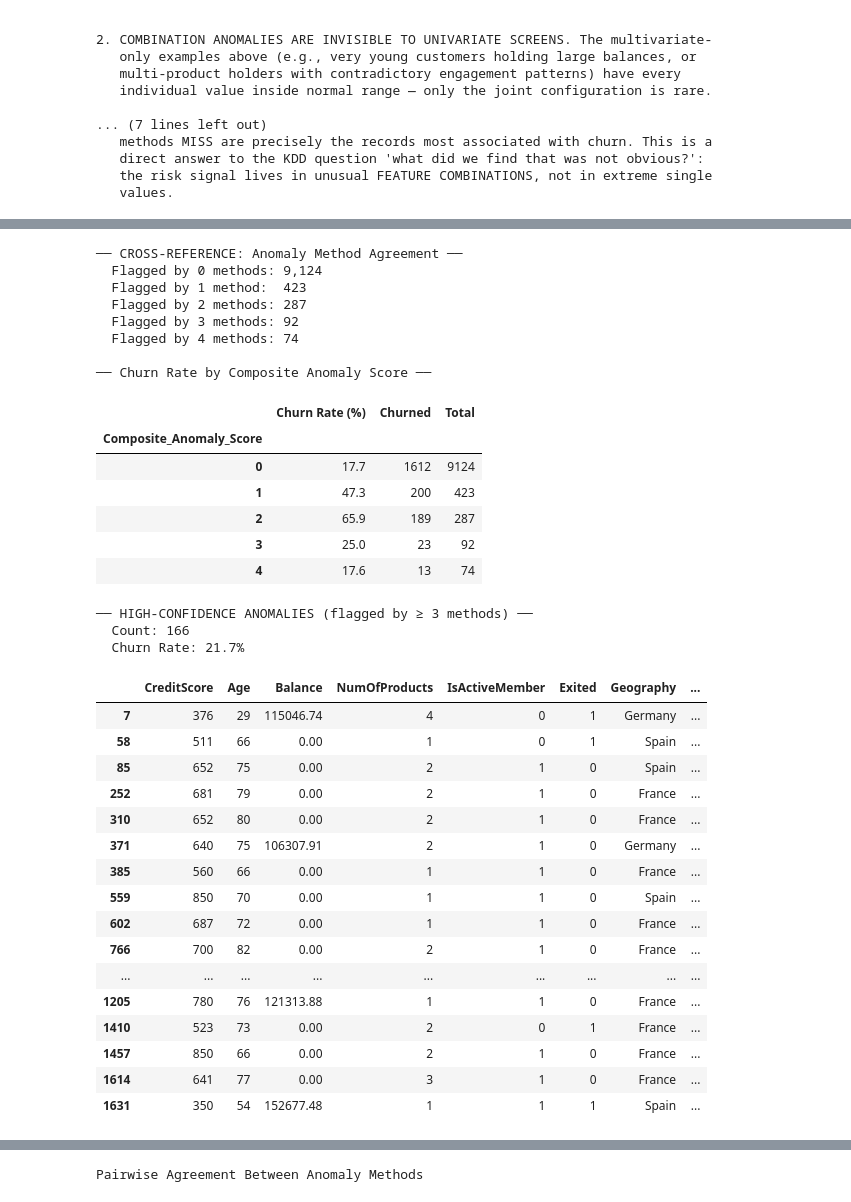
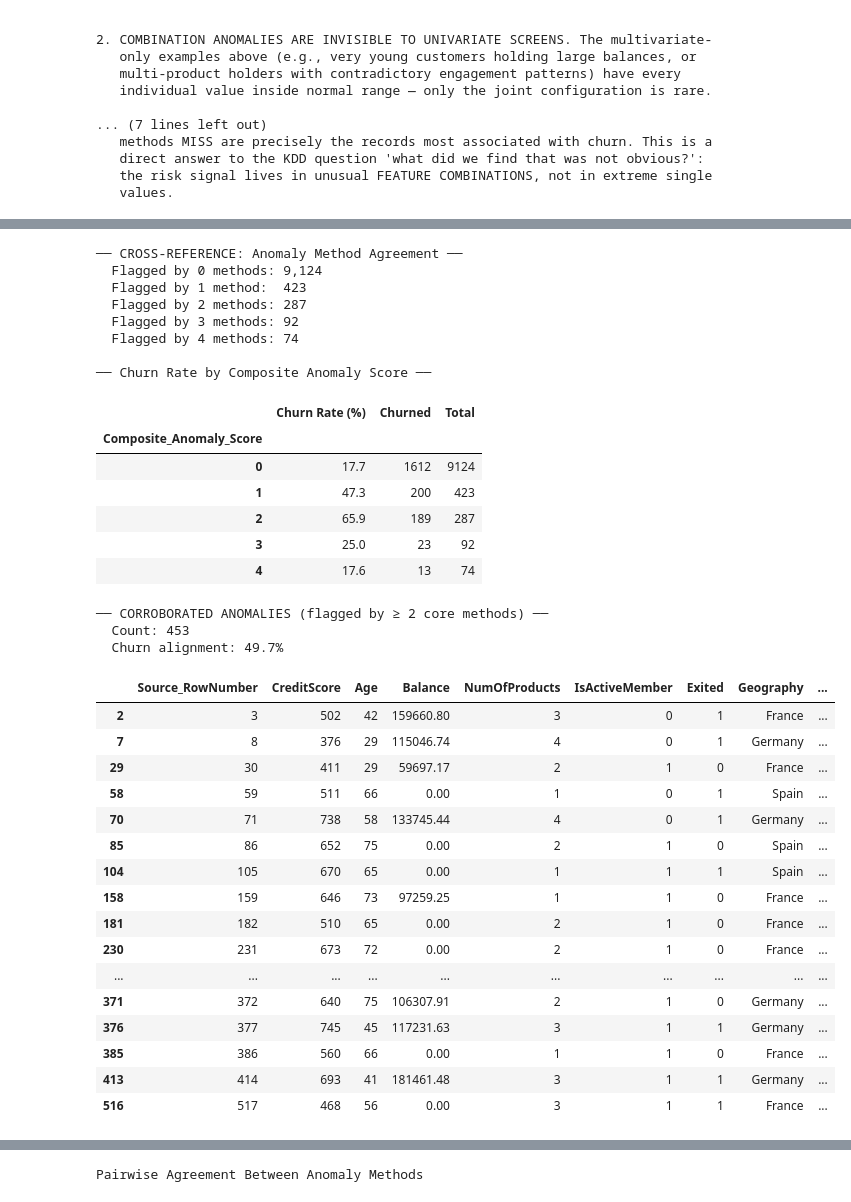
Before and after one commit to Kelompok4-PPTI20/data-mining, a Jupyter notebook: notebooks/phase4_anomaly_detection.ipynb, the cells around one changed output, grey strips where cells are left out. Saved outputs shown, nothing was run; the diff lists cells and outputs as text; code cells hidden in the pictures.

```diff
--- a/notebooks/phase4_anomaly_detection.ipynb
+++ b/notebooks/phase4_anomaly_detection.ipynb
@@ -27,7 +30,7 @@ from mlxtend.frequent_patterns import apriori, association_rules
 from mlxtend.preprocessing import TransactionEncoder
 from sklearn.ensemble import IsolationForest
 from scipy import stats
-from IPython.display import display
+from IPython.display import display, Markdown
 
 warnings.filterwarnings('ignore')
 
@@ -43,7 +46,7 @@ PROJECT_ROOT = next(
         for candidate in (Path.cwd(), *Path.cwd().parents)
         if (
             (candidate / 'src' / '_pipeline_utils.py').is_file()
-            and (candidate / 'notebooks' / 'notebook.ipynb').is_file()
+            and (candidate / 'data' / 'raw' / 'churn.csv').is_file()
         )
     ),
     None,
@@ -52,6 +55,10 @@ if PROJECT_ROOT is None:
     raise RuntimeError(
         'Open this notebook from inside the Project_DATAMINING repository.'
     )
+
+if str(PROJECT_ROOT) not in sys.path:
+    sys.path.insert(0, str(PROJECT_ROOT))
+from src._pipeline_utils import upsert_evaluation_metrics
 
 PROCESSED_DIR = PROJECT_ROOT / 'data' / 'processed'
 OUTPUTS_DIR = PROJECT_ROOT / 'outputs'
@@ -140,7 +147,11 @@ print(
 # %%
 # ── IQR Outlier Detection ─────────────────────────────────────────────────────
 anomaly_cols = ['CreditScore', 'Age', 'Balance', 'EstimatedSalary']
-df_anomaly   = df.copy()
+df_anomaly = df.copy()
+source_row_numbers = pd.read_csv(RAW_PATH, usecols=['RowNumber'])['RowNumber']
+if len(source_row_numbers) != len(df_anomaly):
+    raise ValueError('Raw and clean row counts differ; source-row traceability is unsafe.')
+df_anomaly.insert(0, 'Source_RowNumber', source_row_numbers.to_numpy())
 
 iqr_flags = pd.DataFrame(index=df_anomaly.index)
 
@@ -704,63 +674,62 @@ print("── CROSS-REFERENCE: Anomaly Method Agreement ──")
 print(f"  Flagged by 0 methods: {(df_anomaly['Composite_Anomaly_Score']==0).sum():,}")
 print(f"  Flagged by 1 method:  {(df_anomaly['Composite_Anomaly_Score']==1).sum():,}")
 print(f"  Flagged by 2 methods: {(df_anomaly['Composite_Anomaly_Score']==2).sum():,}")
 print(f"  Flagged by 3 methods: {(df_anomaly['Composite_Anomaly_Score']==3).sum():,}")
 print(f"  Flagged by 4 methods: {(df_anomaly['Composite_Anomaly_Score']==4).sum():,}")
 
 # Churn rate by composite score
 composite_churn = df_anomaly.groupby('Composite_Anomaly_Score')['Exited'].agg(
     ['mean','sum','count']
 ).rename(columns={'mean':'Churn Rate','sum':'Churned','count':'Total'})
 composite_churn['Churn Rate (%)'] = (composite_churn['Churn Rate'] * 100).round(1)
 print(f"\n── Churn Rate by Composite Anomaly Score ──")
 display(composite_churn[['Churn Rate (%)','Churned','Total']])
 
-# ── High-Confidence Anomaly Records ──────────────────────────────────────────
-high_conf_anomalies = df_anomaly[df_anomaly['Composite_Anomaly_Score'] >= 3].copy()
-print(f"\n── HIGH-CONFIDENCE ANOMALIES (flagged by ≥ 3 methods) ──")
-print(f"  Count: {len(high_conf_anomalies):,}")
-print(f"  Churn Rate: {high_conf_anomalies['Exited'].mean()*100:.1f}%")
-display(high_conf_anomalies[['CreditScore','Age','Balance','NumOfProducts',
-                              'IsActiveMember','Exited','Geography',
-                              'Composite_Anomaly_Score']].head(20))
-
-# Save anomaly report
-df_anomaly.to_csv(ANOMALY_REPORT_PATH, index=False)
-high_conf_anomalies.to_csv(HIGH_CONFIDENCE_ANOMALIES_PATH, index=False)
-print(f"\n  ✔ Anomaly reports saved to outputs/")
+# ── Corroborated candidates (the rubric's 2+ method definition) ─────────────
+corroborated_anomalies = df_anomaly[
+    df_anomaly['Composite_Anomaly_Score'] >= 2
+].copy()
+print(f"\n── CORROBORATED ANOMALIES (flagged by ≥ 2 core methods) ──")
+print(f"  Count: {len(corroborated_anomalies):,}")
+print(f"  Churn alignment: {corroborated_anomalies['Exited'].mean()*100:.1f}%")
+display(corroborated_anomalies[[
+    'Source_RowNumber', 'CreditScore', 'Age', 'Balance', 'NumOfProducts',
+    'IsActiveMember', 'Exited', 'Geography', 'Composite_Anomaly_Score'
+]].head(20))
+print('\n  Reports are persisted after the evidence-based typology is assigned below.')
 # %% [output]
 ── CROSS-REFERENCE: Anomaly Method Agreement ──
   Flagged by 0 methods: 9,124
   Flagged by 1 method:  423
   Flagged by 2 methods: 287
   Flagged by 3 methods: 92
   Flagged by 4 methods: 74
 
 ── Churn Rate by Composite Anomaly Score ──
 |  | Churn Rate (%) | Churned | Total |
 | Composite_Anomaly_Score |  |  |  |
 | 0 | 17.7 | 1612 | 9124 |
 | 1 | 47.3 | 200 | 423 |
 | 2 | 65.9 | 189 | 287 |
 | 3 | 25.0 | 23 | 92 |
 | 4 | 17.6 | 13 | 74 |
-── HIGH-CONFIDENCE ANOMALIES (flagged by ≥ 3 methods) ──
-  Count: 166
-  Churn Rate: 21.7%
+── CORROBORATED ANOMALIES (flagged by ≥ 2 core methods) ──
+  Count: 453
+  Churn alignment: 49.7%
-|  | CreditScore | Age | Balance | NumOfProducts | IsActiveMember | Exited | Geography | ... |
-| 7 | 376 | 29 | 115046.74 | 4 | 0 | 1 | Germany | ... |
-| 58 | 511 | 66 | 0.00 | 1 | 0 | 1 | Spain | ... |
-| 85 | 652 | 75 | 0.00 | 2 | 1 | 0 | Spain | ... |
-| 252 | 681 | 79 | 0.00 | 2 | 1 | 0 | France | ... |
-| 310 | 652 | 80 | 0.00 | 2 | 1 | 0 | France | ... |
-| 371 | 640 | 75 | 106307.91 | 2 | 1 | 0 | Germany | ... |
-| 385 | 560 | 66 | 0.00 | 1 | 1 | 0 | France | ... |
-| 559 | 850 | 70 | 0.00 | 1 | 1 | 0 | Spain | ... |
-| 602 | 687 | 72 | 0.00 | 1 | 1 | 0 | France | ... |
-| 766 | 700 | 82 | 0.00 | 2 | 1 | 0 | France | ... |
-| ... | ... | ... | ... | ... | ... | ... | ... | ... |
-| 1205 | 780 | 76 | 121313.88 | 1 | 1 | 0 | France | ... |
-| 1410 | 523 | 73 | 0.00 | 2 | 0 | 1 | France | ... |
-| 1457 | 850 | 66 | 0.00 | 2 | 1 | 0 | France | ... |
-| 1614 | 641 | 77 | 0.00 | 3 | 1 | 0 | France | ... |
-| 1631 | 350 | 54 | 152677.48 | 1 | 1 | 1 | Spain | ... |
+|  | Source_RowNumber | CreditScore | Age | Balance | NumOfProducts | IsActiveMember | Exited | Geography | ... |
+| 2 | 3 | 502 | 42 | 159660.80 | 3 | 0 | 1 | France | ... |
+| 7 | 8 | 376 | 29 | 115046.74 | 4 | 0 | 1 | Germany | ... |
+| 29 | 30 | 411 | 29 | 59697.17 | 2 | 1 | 0 | France | ... |
+| 58 | 59 | 511 | 66 | 0.00 | 1 | 0 | 1 | Spain | ... |
+| 70 | 71 | 738 | 58 | 133745.44 | 4 | 0 | 1 | Germany | ... |
+| 85 | 86 | 652 | 75 | 0.00 | 2 | 1 | 0 | Spain | ... |
+| 104 | 105 | 670 | 65 | 0.00 | 1 | 1 | 1 | Spain | ... |
+| 158 | 159 | 646 | 73 | 97259.25 | 1 | 1 | 0 | France | ... |
+| 181 | 182 | 510 | 65 | 0.00 | 2 | 1 | 0 | France | ... |
+| 230 | 231 | 673 | 72 | 0.00 | 2 | 1 | 0 | France | ... |
+| ... | ... | ... | ... | ... | ... | ... | ... | ... | ... |
+| 371 | 372 | 640 | 75 | 106307.91 | 2 | 1 | 0 | Germany | ... |
+| 376 | 377 | 745 | 45 | 117231.63 | 3 | 1 | 1 | Germany | ... |
+| 385 | 386 | 560 | 66 | 0.00 | 1 | 1 | 0 | France | ... |
+| 413 | 414 | 693 | 41 | 181461.48 | 3 | 1 | 1 | Germany | ... |
+| 516 | 517 | 468 | 56 | 0.00 | 3 | 1 | 1 | France | ... |
```
Also changed, not shown: parts of 22 cells of this notebook, 28 other files.
